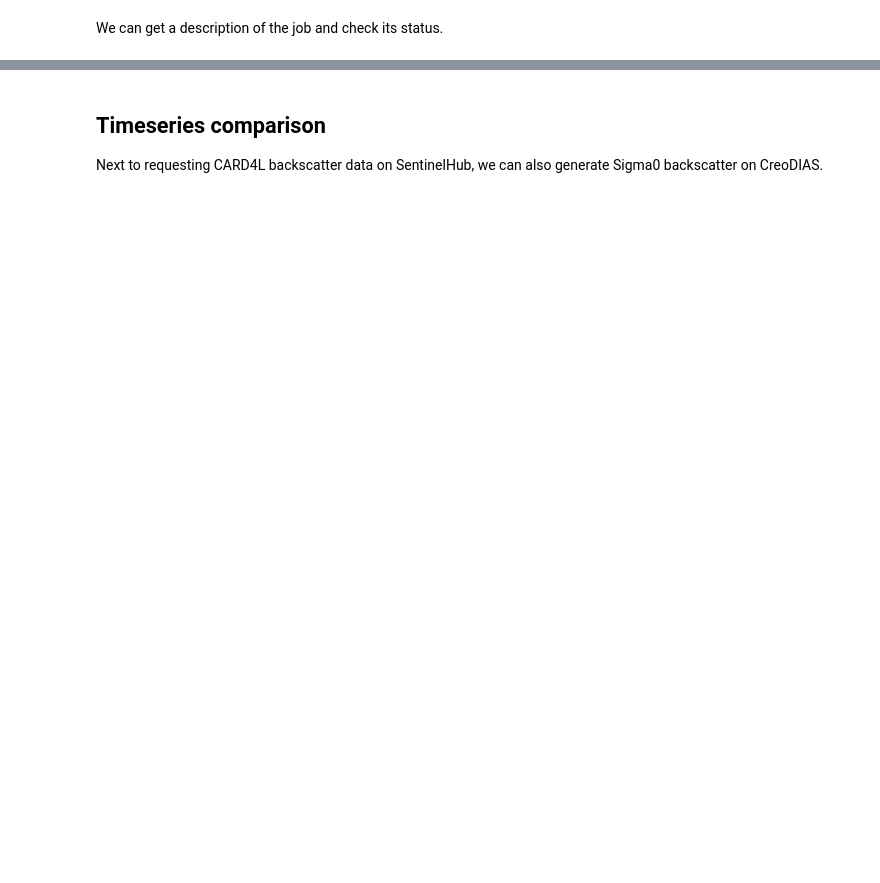
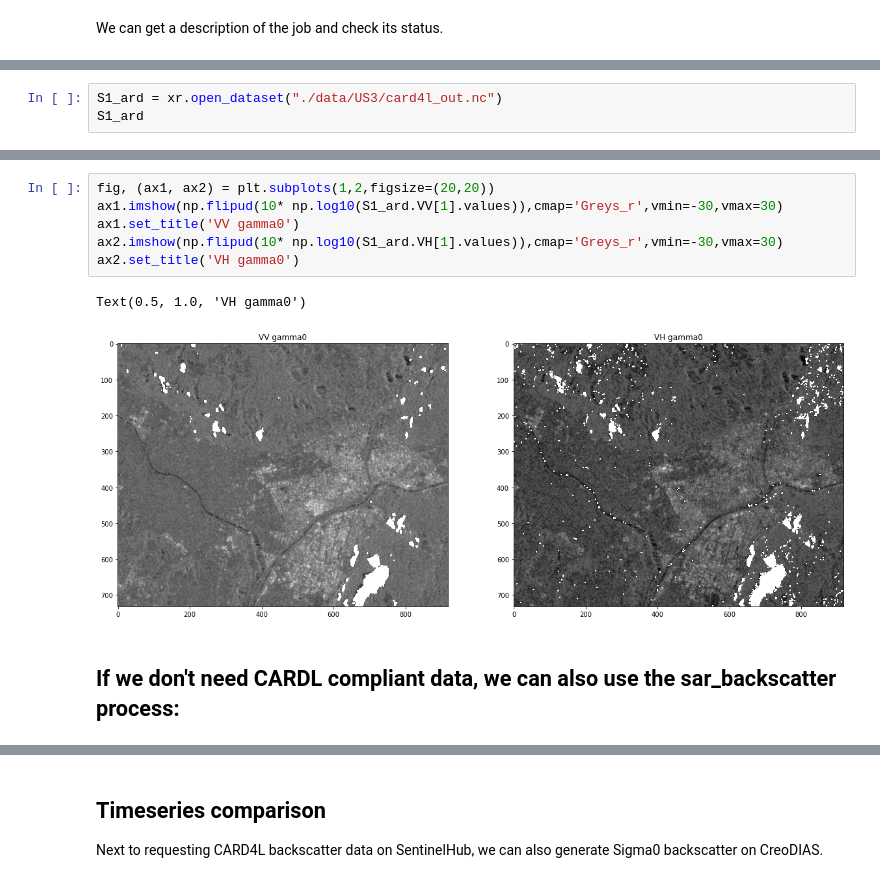
Before and after one commit to openEOPlatform/SRR1_notebooks, a Jupyter notebook: OpenEO Platform - User story 3.ipynb, the cells around one changed output, grey strips where cells are left out. Saved outputs shown, nothing was run; the diff lists cells and outputs as text; blank space fills up the shorter version.

```diff
--- a/OpenEO Platform - User story 3.ipynb
+++ b/OpenEO Platform - User story 3.ipynb
@@ -314,0 +156,3 @@ Coordinates:
+# %%
+S1_ard = xr.open_dataset("./data/US3/card4l_out.nc")
+S1_ard
@@ -314,0 +174,11 @@ Coordinates:
+# %%
+fig, (ax1, ax2) = plt.subplots(1,2,figsize=(20,20))
+ax1.imshow(np.flipud(10* np.log10(S1_ard.VV[1].values)),cmap='Greys_r',vmin=-30,vmax=30)
+ax1.set_title('VV gamma0')
+ax2.imshow(np.flipud(10* np.log10(S1_ard.VH[1].values)),cmap='Greys_r',vmin=-30,vmax=30)
+ax2.set_title('VH gamma0')
+# %% [output]
+Text(0.5, 1.0, 'VH gamma0')
+[figure, added]
+# %% [markdown]
+## If we don't need CARDL compliant data, we can also use the sar_backscatter process:
```
Also changed, not shown: parts of 87 cells of this notebook.
